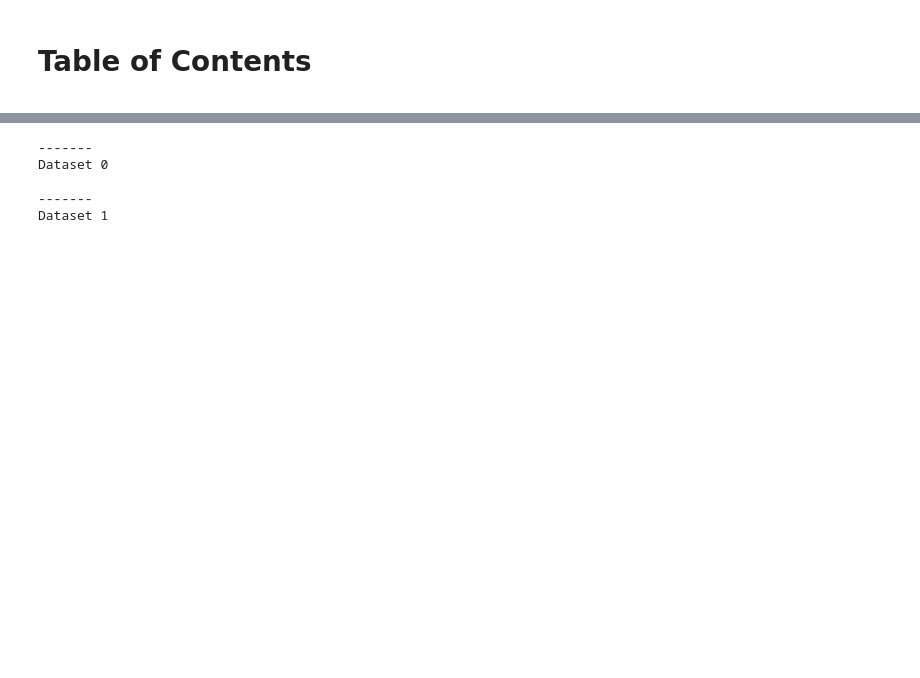
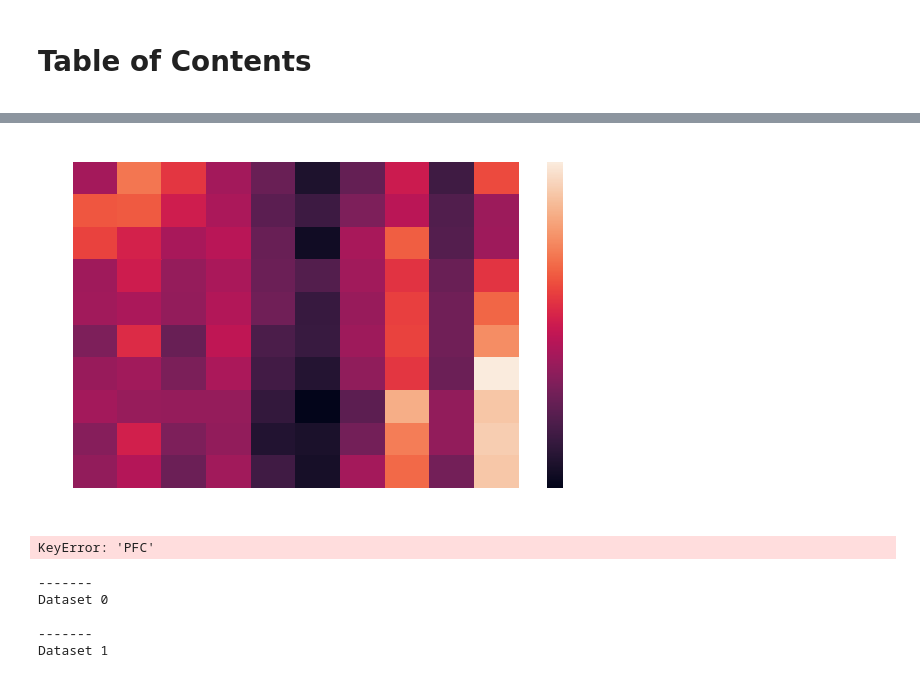
Before and after one commit to EstevaoUyra/spikelearn, a Jupyter notebook: notebooks/exploration/XGBoost.ipynb, the cells around one changed output, grey strips where cells are left out. Saved outputs shown, nothing was run; the diff lists cells and outputs as text; code cells hidden in the pictures; blank space fills up the shorter version.

```diff
--- a/notebooks/exploration/XGBoost.ipynb
+++ b/notebooks/exploration/XGBoost.ipynb
@@ -28,3 +38,11 @@ sns.set_palette('deep', color_codes=True)
+# %%
+res.confusion_matrix(grouping=('trained_here', True));
+# %% [output]
+[figure, added]
+# %%
+res.proba_matrix(grouping=('tested_on', 'PFC'));
+# %% [output]
+KeyError: 'PFC'
 # %%
 %load_ext autoreload
 %autoreload 2
```
Also changed, not shown: parts of 8 cells of this notebook, 4 other files.
